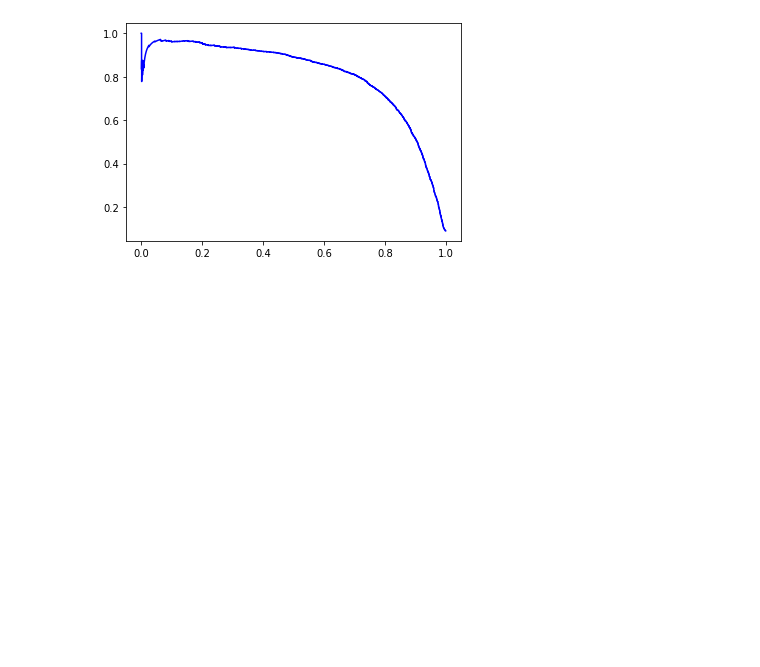
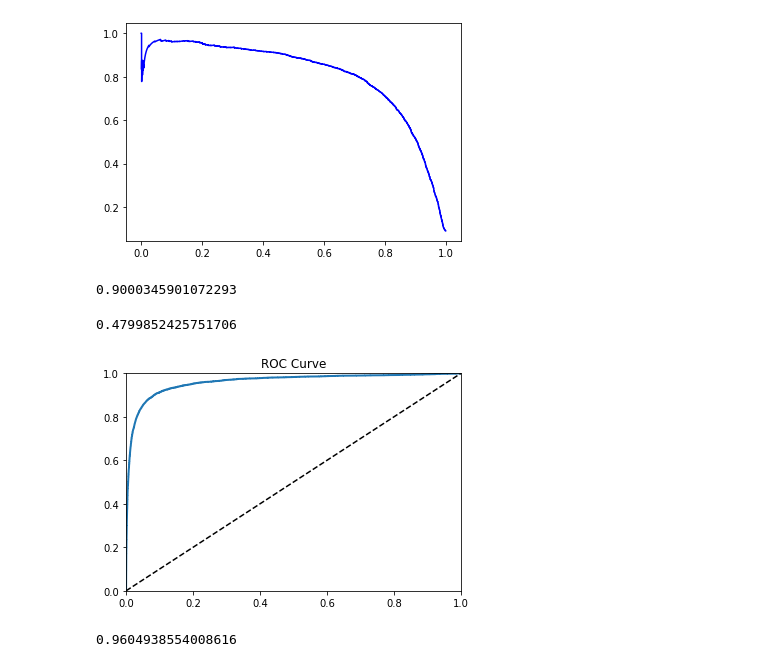
Before and after one commit to dcoxnard/handsonml_notes_solutions, a Jupyter notebook: 02_2_mnist.ipynb, the cells around one changed output. Drawn from its saved outputs; the diff is of its cells as text; code cells hidden in the pictures; blank space fills up the shorter version.

```diff
--- a/02_2_mnist.ipynb
+++ b/02_2_mnist.ipynb
@@ -218,0 +224,28 @@ plot_prec_vs_recall(prcn, rcll)
+# %%
+# As desired.
+metrics.precision_score(y_train_5, y_train_pred_cust_prec)
+# %% [output]
+0.9000345901072293
+# %%
+metrics.recall_score(y_train_5, y_train_pred_cust_prec)
+# %% [output]
+0.4799852425751706
+# %%
+# ROC curve
+fpr, tpr, threshs2 = metrics.roc_curve(y_train_5, y_scores)
+# %%
+def plot_roc_curve(fpr, tpr, label=None):
+    plt.plot(fpr, tpr, linewidth=2, label=label)
+    plt.plot([0, 1], [0, 1], "k--")  # Dashed diagonal for comparison
+    plt.title("ROC Curve")
+    plt.xlim(0, 1)
+    plt.ylim(0, 1)
+# %%
+plot_roc_curve(fpr, tpr)
+# %% [output]
+[figure, added]
+# %%
+# AUC
+metrics.roc_auc_score(y_train_5, y_scores)
+# %% [output]
+0.9604938554008616
```
Also changed, not shown: parts of 27 cells of this notebook, 1 other file.
